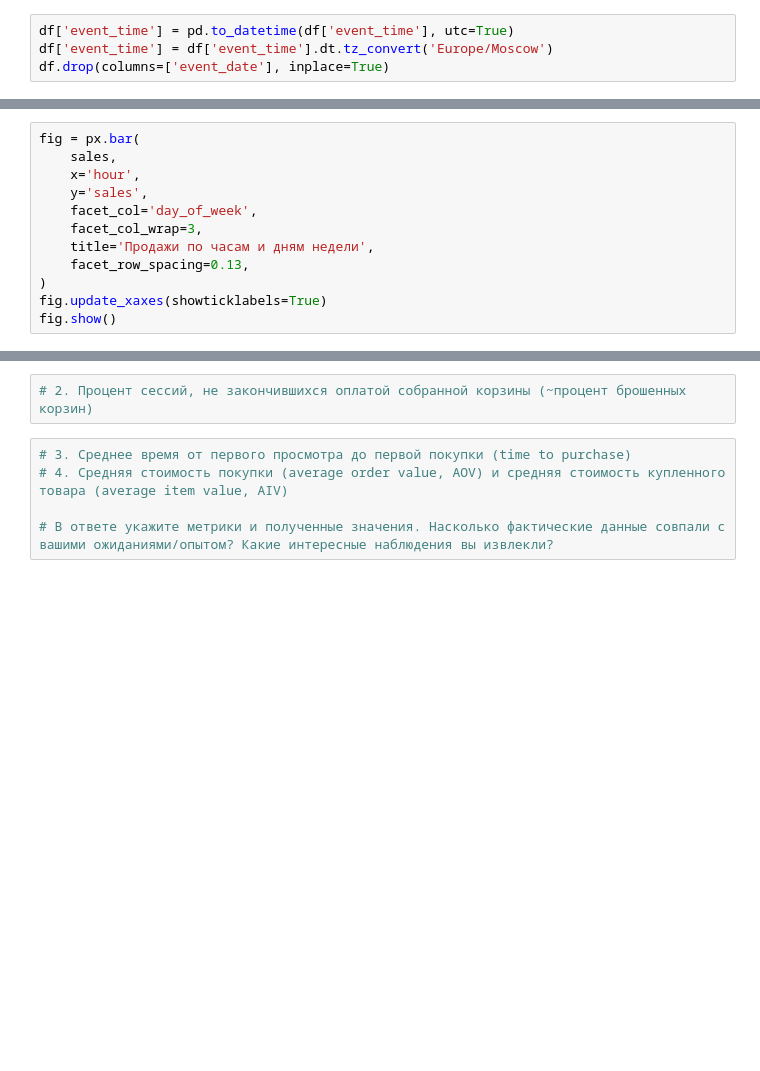
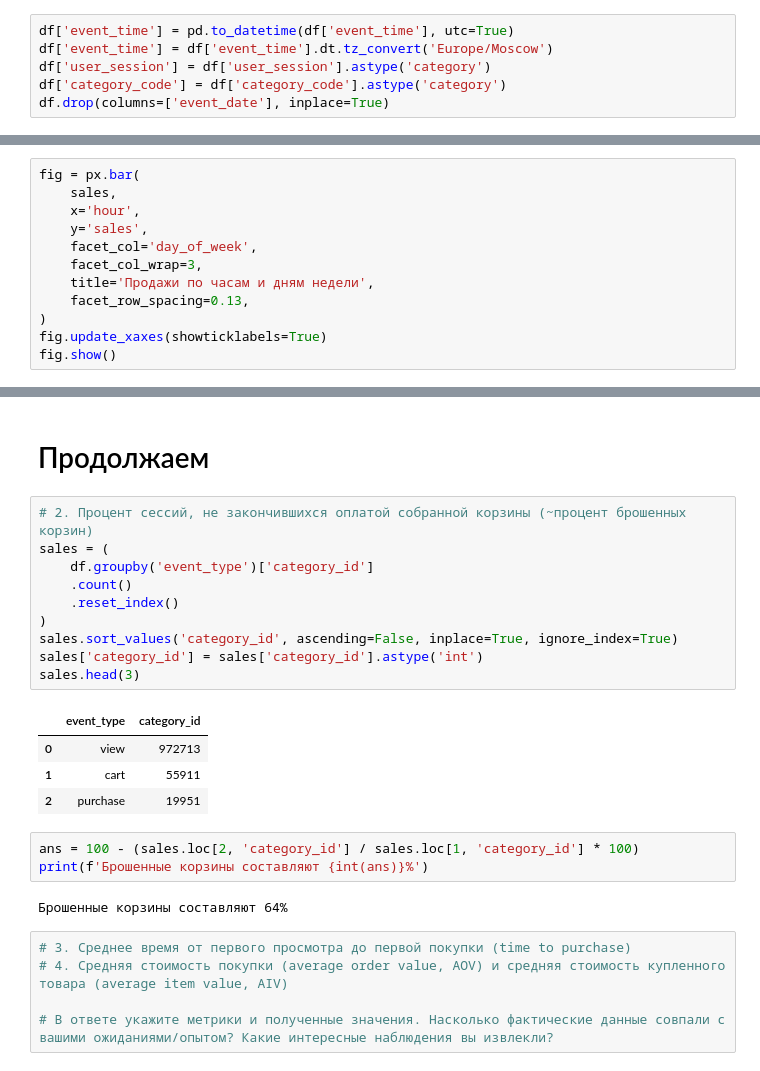
Before and after one commit to Vladislavbro/retail-analysis, a Jupyter notebook: main.ipynb, the cells around one changed output, grey strips where cells are left out. Saved outputs shown, nothing was run; the diff lists cells and outputs as text; blank space fills up the shorter version.

```diff
--- a/main.ipynb
+++ b/main.ipynb
@@ -38,6 +39,8 @@ memory usage: 72.0+ MB
 # %%
 df['event_time'] = pd.to_datetime(df['event_time'], utc=True)
 df['event_time'] = df['event_time'].dt.tz_convert('Europe/Moscow')
+df['user_session'] = df['user_session'].astype('category')
+df['category_code'] = df['category_code'].astype('category')
 df.drop(columns=['event_date'], inplace=True)
 # %% [markdown]
 ## Funnels
@@ -202,5 +198,25 @@ df.head(3)
+# %% [markdown]
+# Продолжаем
 # %%
 # 2. Процент сессий, не закончившихся оплатой собранной корзины (~процент брошенных корзин)
+sales = (
+    df.groupby('event_type')['category_id']
+    .count()
+    .reset_index()
+)
+sales.sort_values('category_id', ascending=False, inplace=True, ignore_index=True)
+sales['category_id'] = sales['category_id'].astype('int')
+sales.head(3)
+# %% [output]
+|  | event_type | category_id |
+| 0 | view | 972713 |
+| 1 | cart | 55911 |
+| 2 | purchase | 19951 |
+# %%
+ans = 100 - (sales.loc[2, 'category_id'] / sales.loc[1, 'category_id'] * 100)
+print(f'Брошенные корзины составляют {int(ans)}%')
+# %% [output]
+Брошенные корзины составляют 64%
 # %%
 # 3. Среднее время от первого просмотра до первой покупки (time to purchase)
 # 4. Средняя стоимость покупки (average order value, AOV) и средняя стоимость купленного товара (average item value, AIV)
```
Also changed, not shown: parts of 3 cells of this notebook.
